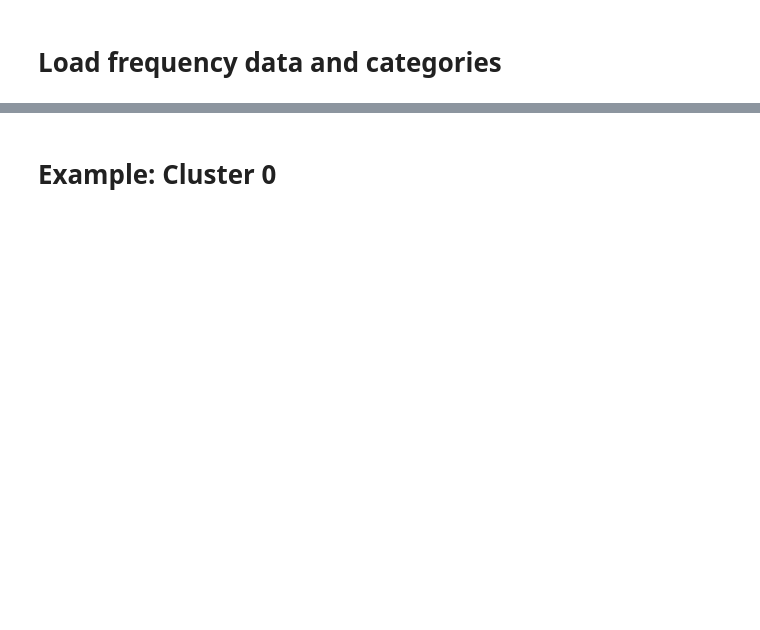
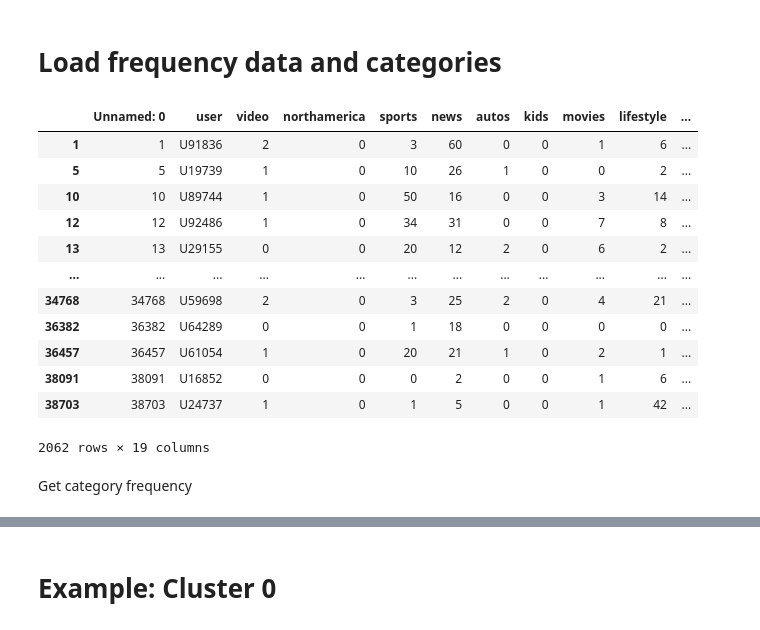
Before and after one commit to josh-oo/adapter-based-news-recommender, a Jupyter notebook: src/clustering/interpretation.ipynb, the cells around one changed output, grey strips where cells are left out. Cells and saved outputs as stored; diff of their text form; code cells hidden in the pictures; blank space fills up the shorter version.

```diff
--- a/src/clustering/interpretation.ipynb
+++ b/src/clustering/interpretation.ipynb
@@ -47,13 +44,26 @@ model.extract_representations(user_red)  # return tuple (clusterid, location)
 # %%
 # for each cluster get user frequencies
 import json
-
-# Opening JSON file
 user_mapping = json.load(open('../../data/user_mapping.json'))
 
 #load frequencies
 df = pd.read_csv('../../data/wordclouds/user_category_frequency.csv')
-user_category_frequ = df.loc[df['user'].isin(user_mapping.keys())]
+user_categories = df.loc[df['user'].isin(user_mapping.keys())]
 del df
-# put into wordcloud
-# normalize wordcloud
+user_categories
+# %% [output]
+|  | Unnamed: 0 | user | video | northamerica | sports | news | autos | kids | movies | lifestyle | ... |
+| 1 | 1 | U91836 | 2 | 0 | 3 | 60 | 0 | 0 | 1 | 6 | ... |
+| 5 | 5 | U19739 | 1 | 0 | 10 | 26 | 1 | 0 | 0 | 2 | ... |
+| 10 | 10 | U89744 | 1 | 0 | 50 | 16 | 0 | 0 | 3 | 14 | ... |
+| 12 | 12 | U92486 | 1 | 0 | 34 | 31 | 0 | 0 | 7 | 8 | ... |
+| 13 | 13 | U29155 | 0 | 0 | 20 | 12 | 2 | 0 | 6 | 2 | ... |
+| ... | ... | ... | ... | ... | ... | ... | ... | ... | ... | ... | ... |
+| 34768 | 34768 | U59698 | 2 | 0 | 3 | 25 | 2 | 0 | 4 | 21 | ... |
+| 36382 | 36382 | U64289 | 0 | 0 | 1 | 18 | 0 | 0 | 0 | 0 | ... |
+| 36457 | 36457 | U61054 | 1 | 0 | 20 | 21 | 1 | 0 | 2 | 1 | ... |
+| 38091 | 38091 | U16852 | 0 | 0 | 0 | 2 | 0 | 0 | 1 | 6 | ... |
+| 38703 | 38703 | U24737 | 1 | 0 | 1 | 5 | 0 | 0 | 1 | 42 | ... |
+2062 rows × 19 columns
+# %% [markdown]
+Get category frequency
```
Also changed, not shown: parts of 10 cells of this notebook.
